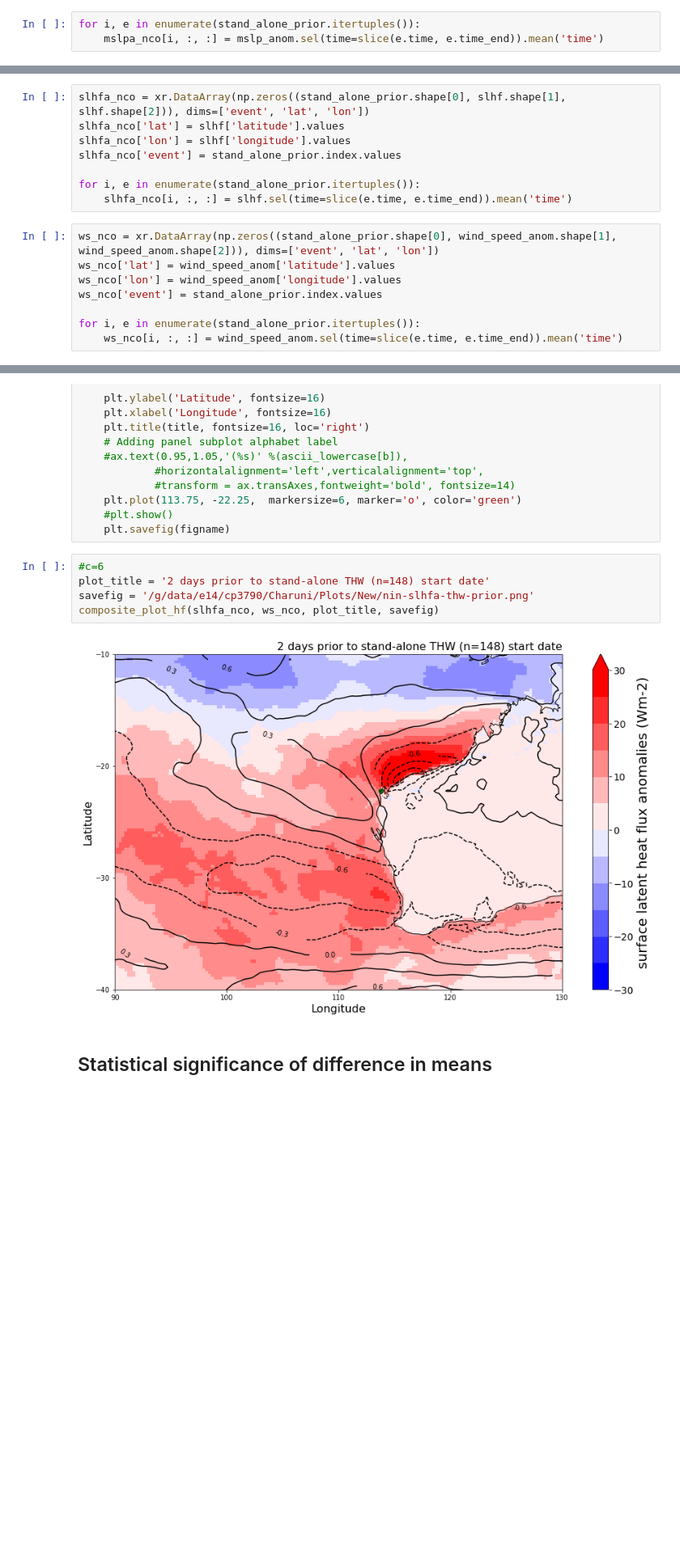
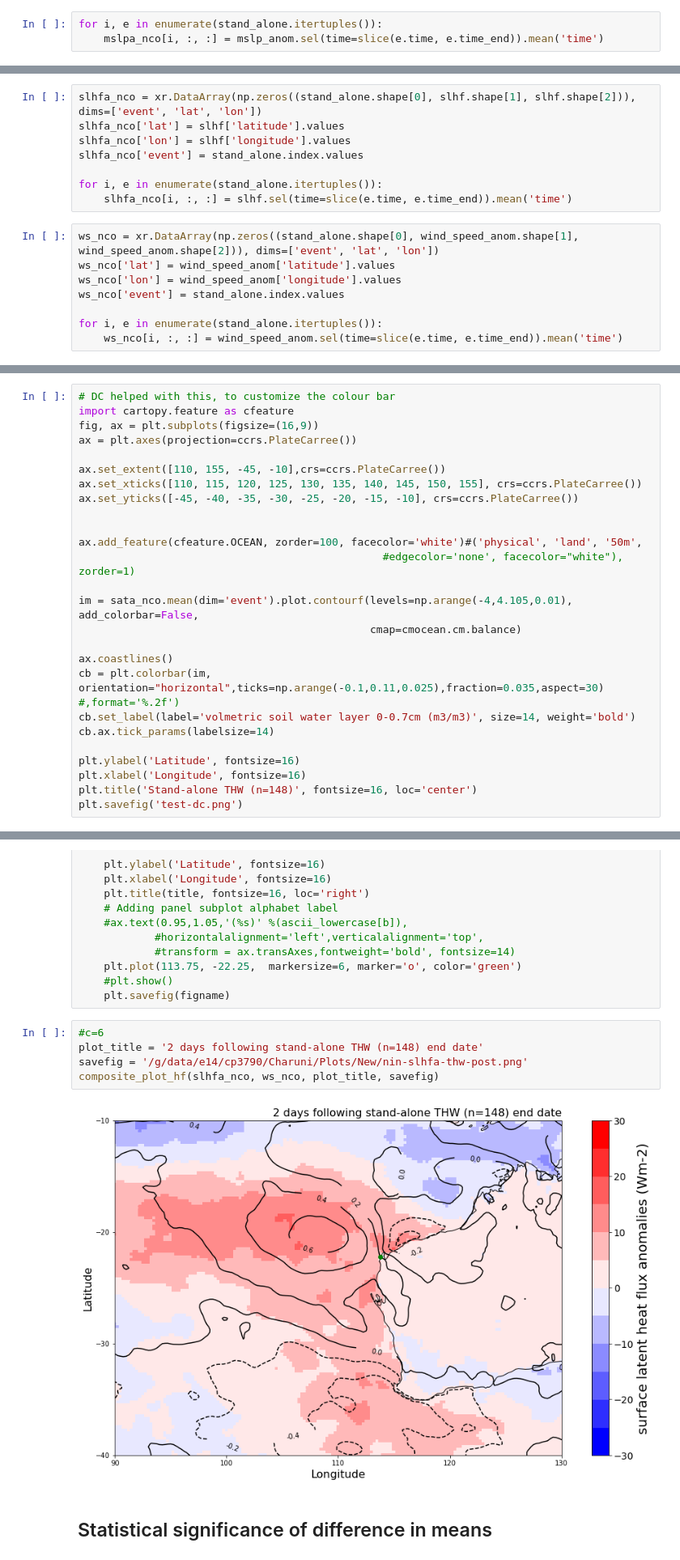
Before and after one commit to charuni-p/Heatwaves, a Jupyter notebook: new-composites-ningaloo.ipynb, the cells around one changed output, grey strips where cells are left out. Shown at 81% size. Saved outputs shown, nothing was run; the diff lists cells and outputs as text; blank space fills up the shorter version.

```diff
--- a/new-composites-ningaloo.ipynb
+++ b/new-composites-ningaloo.ipynb
@@ -955,5 +784,5 @@ mslpa_nco['event'] = stand_alone_prior.index.values
 # %%
-for i, e in enumerate(stand_alone_prior.itertuples()):
+for i, e in enumerate(stand_alone.itertuples()):
     mslpa_nco[i, :, :] = mslp_anom.sel(time=slice(e.time, e.time_end)).mean('time')
 # %%
 # SST anomalies
@@ -999,18 +843,18 @@ for i, e in enumerate(stand_alone_prior.itertuples()):
 x = uwind_anom['longitude']
 y = vwind_anom['latitude']
 # %%
-slhfa_nco = xr.DataArray(np.zeros((stand_alone_prior.shape[0], slhf.shape[1], slhf.shape[2])), dims=['event', 'lat', 'lon'])
+slhfa_nco = xr.DataArray(np.zeros((stand_alone.shape[0], slhf.shape[1], slhf.shape[2])), dims=['event', 'lat', 'lon'])
 slhfa_nco['lat'] = slhf['latitude'].values
 slhfa_nco['lon'] = slhf['longitude'].values
-slhfa_nco['event'] = stand_alone_prior.index.values
+slhfa_nco['event'] = stand_alone.index.values
 
-for i, e in enumerate(stand_alone_prior.itertuples()):
+for i, e in enumerate(stand_alone.itertuples()):
     slhfa_nco[i, :, :] = slhf.sel(time=slice(e.time, e.time_end)).mean('time')
 # %%
-ws_nco = xr.DataArray(np.zeros((stand_alone_prior.shape[0], wind_speed_anom.shape[1], wind_speed_anom.shape[2])), dims=['event', 'lat', 'lon'])
+ws_nco = xr.DataArray(np.zeros((stand_alone.shape[0], wind_speed_anom.shape[1], wind_speed_anom.shape[2])), dims=['event', 'lat', 'lon'])
 ws_nco['lat'] = wind_speed_anom['latitude'].values
 ws_nco['lon'] = wind_speed_anom['longitude'].values
-ws_nco['event'] = stand_alone_prior.index.values
+ws_nco['event'] = stand_alone.index.values
 
-for i, e in enumerate(stand_alone_prior.itertuples()):
+for i, e in enumerate(stand_alone.itertuples()):
     ws_nco[i, :, :] = wind_speed_anom.sel(time=slice(e.time, e.time_end)).mean('time')
@@ -1016,0 +955,26 @@ for i, e in enumerate(stand_alone_prior.itertuples()):
+# %%
+# DC helped with this, to customize the colour bar
+import cartopy.feature as cfeature
+fig, ax = plt.subplots(figsize=(16,9))
+ax = plt.axes(projection=ccrs.PlateCarree())
+
+ax.set_extent([110, 155, -45, -10],crs=ccrs.PlateCarree())
+ax.set_xticks([110, 115, 120, 125, 130, 135, 140, 145, 150, 155], crs=ccrs.PlateCarree())
+ax.set_yticks([-45, -40, -35, -30, -25, -20, -15, -10], crs=ccrs.PlateCarree())
+
+
+ax.add_feature(cfeature.OCEAN, zorder=100, facecolor='white')#('physical', 'land', '50m',
+                                                #edgecolor='none', facecolor="white"), zorder=1)
+
+im = sata_nco.mean(dim='event').plot.contourf(levels=np.arange(-4,4.105,0.01), add_colorbar=False,
+                                              cmap=cmocean.cm.balance)
+
+ax.coastlines()
+cb = plt.colorbar(im, orientation="horizontal",ticks=np.arange(-0.1,0.11,0.025),fraction=0.035,aspect=30) #,format='%.2f')
+cb.set_label(label='volmetric soil water layer 0-0.7cm (m3/m3)', size=14, weight='bold')
+cb.ax.tick_params(labelsize=14)
+
+plt.ylabel('Latitude', fontsize=16)
+plt.xlabel('Longitude', fontsize=16)
+plt.title('Stand-alone THW (n=148)', fontsize=16, loc='center')
+plt.savefig('test-dc.png')
@@ -1102,11 +1110,11 @@ def composite_plot_hf(slhfa_c, ws_c, title, figname):
     plt.savefig(figname)
 # %%
 #c=6
-plot_title = '2 days prior to stand-alone THW (n=148) start date'
-savefig = '/g/data/e14/cp3790/Charuni/Plots/New/nin-slhfa-thw-prior.png'
+plot_title = '2 days following stand-alone THW (n=148) end date'
+savefig = '/g/data/e14/cp3790/Charuni/Plots/New/nin-slhfa-thw-post.png'
 composite_plot_hf(slhfa_nco, ws_nco, plot_title, savefig)
 # %% [output]
-[figure, old version]
+[figure, new version]
 # %% [markdown]
 ## Statistical significance of difference in means
 # %%
```
Also changed, not shown: parts of 77 cells of this notebook.
